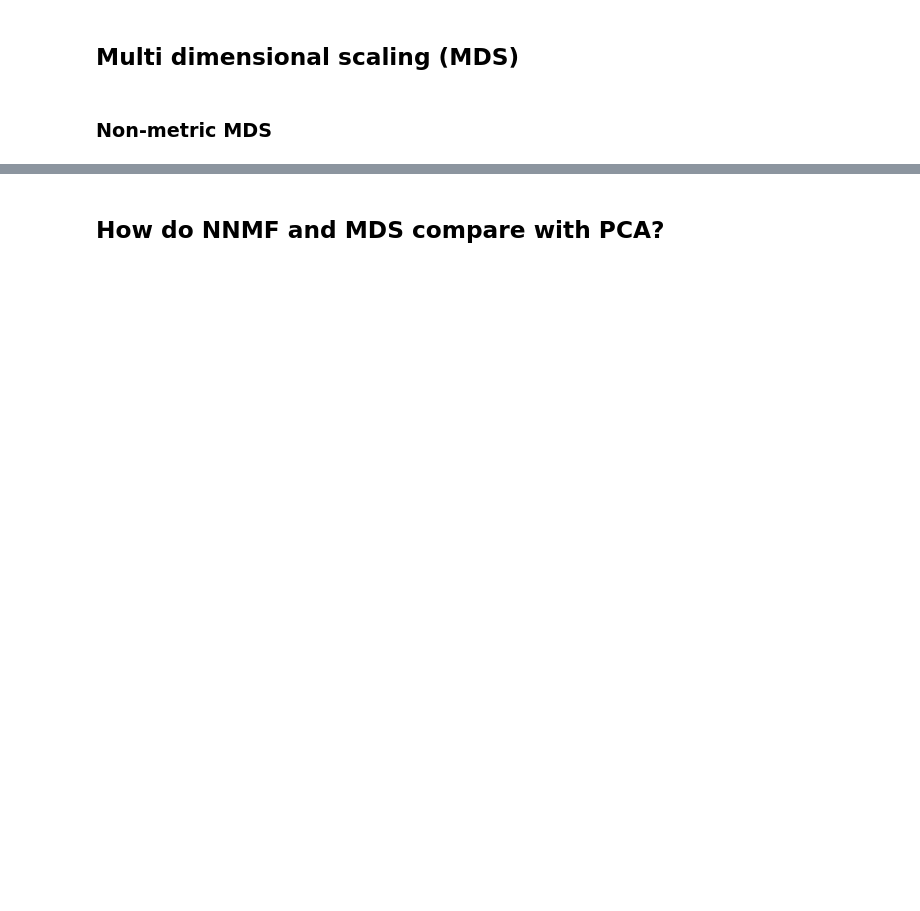
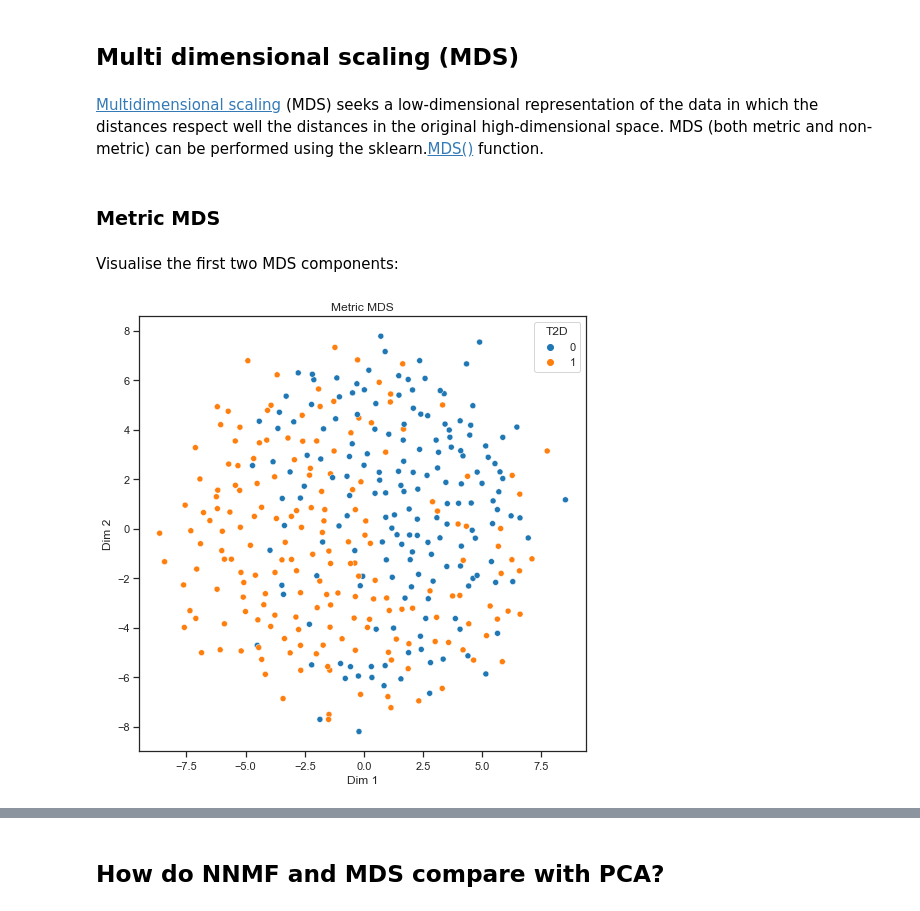
Before and after one commit to ICL-BMB-BiDS/BIDS3-DimensionReduction2, a Jupyter notebook: DimensionReduction2_Answers.ipynb, the cells around one changed output, grey strips where cells are left out. Cells and saved outputs as stored; diff of their text form; code cells hidden in the pictures; blank space fills up the shorter version.

```diff
--- a/DimensionReduction2_Answers.ipynb
+++ b/DimensionReduction2_Answers.ipynb
@@ -202,4 +234,27 @@ plt.show()
 # %% [markdown]
 ## Multi dimensional scaling (MDS)
+# %% [markdown]
+[Multidimensional scaling](https://scikit-learn.org/0.24/modules/manifold.html#multidimensional-scaling) (MDS) seeks a low-dimensional representation of the data in which the distances respect well the distances in the original high-dimensional space. MDS (both metric and non-metric) can be performed using the sklearn.[MDS()](https://scikit-learn.org/stable/modules/generated/sklearn.manifold.MDS.html) function.
 # %% [markdown]
-### Non-metric MDS
+### Metric MDS
+# %%
+embedding = MDS(n_components=2, metric=True)
+# %%
+embedding_euclidean = embedding.fit_transform(diabetes_urine_metab.iloc[:, 6:])
+# %% [markdown]
+Visualise the first two MDS components:
+# %%
+sns.set_style("ticks")
+sns.set_context("notebook")
+plt.figure(figsize=(8, 8))
+
+p = sns.scatterplot(x=embedding_euclidean[:, 0],
+ y=embedding_euclidean[:, 1],
+ hue=diabetes_urine_metab["T2D"])
+
+p.set_xlabel("Dim 1")
+p.set_ylabel("Dim 2")
+plt.title("Metric MDS")
+plt.show()
+# %% [output]
+[figure, added]
```
Also changed, not shown: parts of 35 cells of this notebook.
